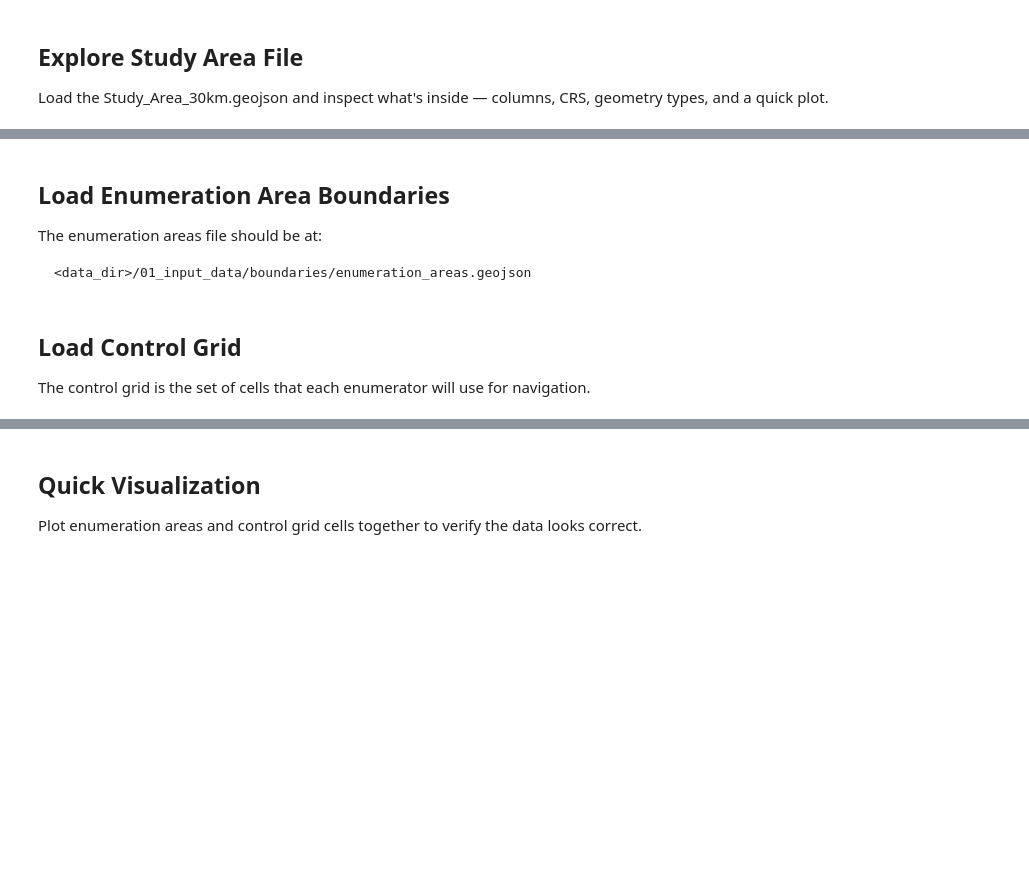
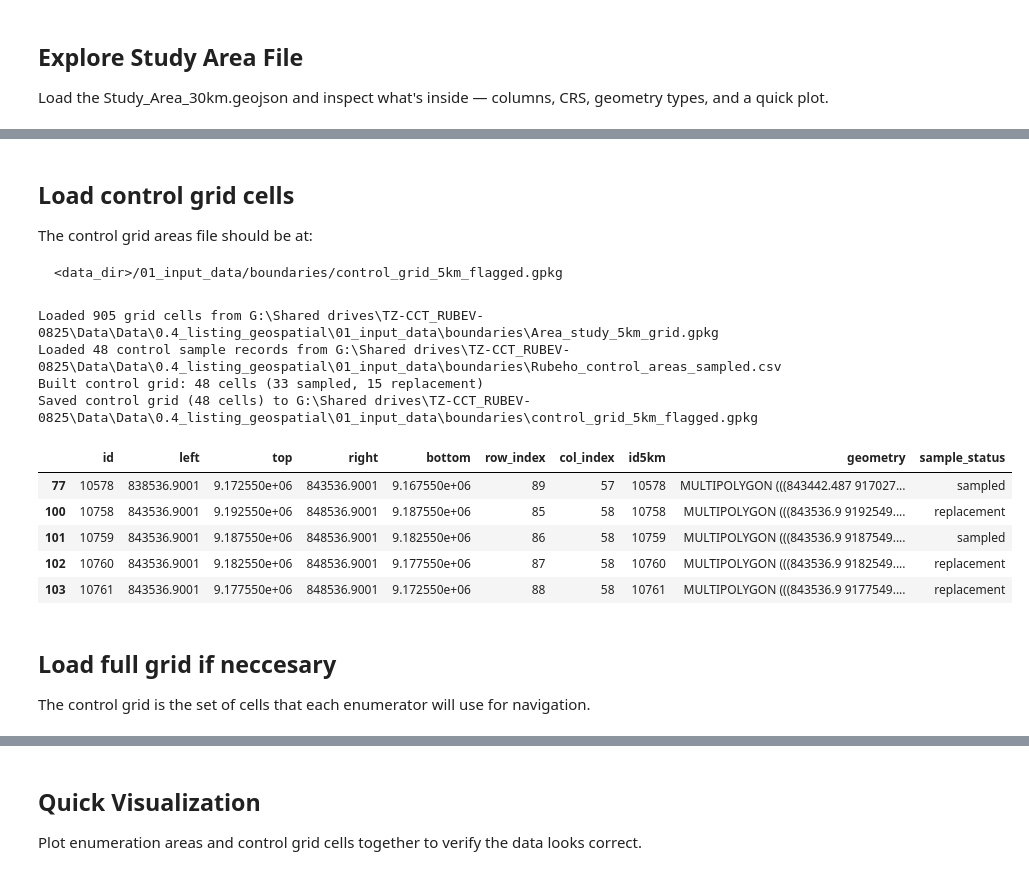
Before and after one commit to riklinssen/listing_geospatial_cct, a Jupyter notebook: notebooks/01_explore_data.ipynb, the cells around one changed output, grey strips where cells are left out. Saved outputs shown, nothing was run; the diff lists cells and outputs as text; code cells hidden in the pictures; blank space fills up the shorter version.

Commit message:
updating load boundaries to include control grid data changes.

````diff
--- a/notebooks/01_explore_data.ipynb
+++ b/notebooks/01_explore_data.ipynb
@@ -121,7 +204,6 @@ plt.show()
 # %% [markdown]
-## Load Enumeration Area Boundaries
-
-The enumeration areas file should be at:
+## Load control grid cells
+The control grid areas file should be at:
 ```
-<data_dir>/01_input_data/boundaries/enumeration_areas.geojson
+<data_dir>/01_input_data/boundaries/control_grid_5km_flagged.gpkg
 ```
@@ -144,4 +210,21 @@ ea.head()
+# %%
+from src.data_processing.load_boundaries import build_control_grid, save_control_grid
+
+control_grid = build_control_grid(data_dir)
+save_control_grid(control_grid, data_dir)
+control_grid.head()
+# %% [output]
+Loaded 905 grid cells from G:\Shared drives\TZ-CCT_RUBEV-0825\Data\Data\0.4_listing_geospatial\01_input_data\boundaries\Area_study_5km_grid.gpkg
+Loaded 48 control sample records from G:\Shared drives\TZ-CCT_RUBEV-0825\Data\Data\0.4_listing_geospatial\01_input_data\boundaries\Rubeho_control_areas_sampled.csv
+Built control grid: 48 cells (33 sampled, 15 replacement)
+Saved control grid (48 cells) to G:\Shared drives\TZ-CCT_RUBEV-0825\Data\Data\0.4_listing_geospatial\01_input_data\boundaries\control_grid_5km_flagged.gpkg
+|  | id | left | top | right | bottom | row_index | col_index | id5km | geometry | sample_status |
+| 77 | 10578 | 838536.9001 | 9.172550e+06 | 843536.9001 | 9.167550e+06 | 89 | 57 | 10578 | MULTIPOLYGON (((843442.487 917027... | sampled |
+| 100 | 10758 | 843536.9001 | 9.192550e+06 | 848536.9001 | 9.187550e+06 | 85 | 58 | 10758 | MULTIPOLYGON (((843536.9 9192549.... | replacement |
+| 101 | 10759 | 843536.9001 | 9.187550e+06 | 848536.9001 | 9.182550e+06 | 86 | 58 | 10759 | MULTIPOLYGON (((843536.9 9187549.... | sampled |
+| 102 | 10760 | 843536.9001 | 9.182550e+06 | 848536.9001 | 9.177550e+06 | 87 | 58 | 10760 | MULTIPOLYGON (((843536.9 9182549.... | replacement |
+| 103 | 10761 | 843536.9001 | 9.177550e+06 | 848536.9001 | 9.172550e+06 | 88 | 58 | 10761 | MULTIPOLYGON (((843536.9 9177549.... | replacement |
 # %% [markdown]
-## Load Control Grid
+## Load full grid if neccesary
 
 The control grid is the set of cells that each enumerator will use for navigation.
````
Also changed, not shown: parts of 9 cells of this notebook, 2 other files.
